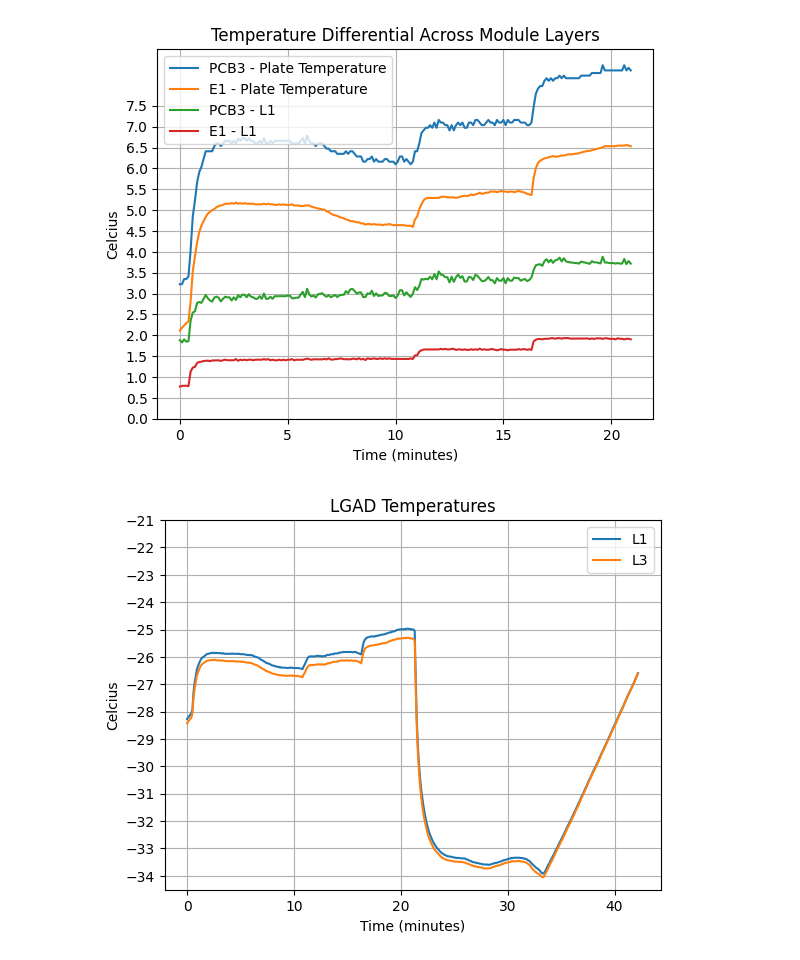
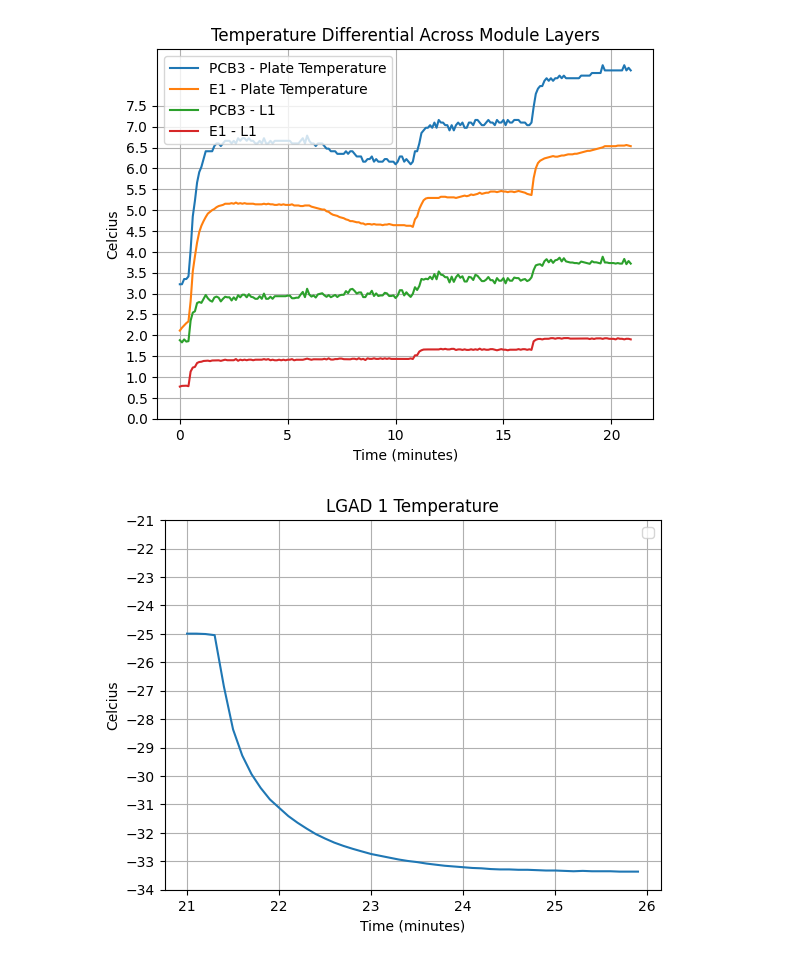
Before and after one commit to bu-etl/module_thermal_mockup, a Jupyter notebook: analysis/TM1_solder_plate.ipynb, the cells around one changed output. Cells and saved outputs as stored; diff of their text form; code cells hidden in the pictures.

```diff
--- a/analysis/TM1_solder_plate.ipynb
+++ b/analysis/TM1_solder_plate.ipynb
@@ -315,27 +315,32 @@ plt.grid()
 # %%
 with Session(engine) as session:
 
     # E1_data = get_sensor_data(session, 36, "TM1", "E1")
     # E2_data = get_sensor_data(session, 36, "TM1", "E2")
     # E3_data = get_sensor_data(session, 36, "TM1", "E3")
     # E4_data = get_sensor_data(session, 36, "TM1", "E4")
 
     L1_data = get_sensor_data(session, 36, "TM1", "L1")
     L3_data = get_sensor_data(session, 36, "TM1", "L3")
 
     # sensor_plot(E1_data, label="E1")
     # sensor_plot(E2_data, label="E2")
     # sensor_plot(E3_data, label="E3")
     # sensor_plot(E4_data, label="E4")
 
-    sensor_plot(L1_data, label="L1")
-    sensor_plot(L3_data, label="L3")
+    times = np.array(elapsed_time([t.timestamp for t in L1_data]))
+    celcius = np.array([d.celcius for d in L1_data])
 
-plt.title("LGAD Temperatures")
+    time_window = ((times > 21) & (times < 26))
+    plt.plot(times[time_window], celcius[time_window])
+    #sensor_plot(L1_data, label="L1")
+    #sensor_plot(L3_data, label="L3")
+
+plt.title("LGAD 1 Temperature")
 plt.yticks(range(-34,-20,1))
 plt.legend()
 plt.xlabel("Time (minutes)")
 plt.ylabel("Celcius")
 plt.grid()
 # %% [output]
-[figure, old version]
+[figure, new version]
```
Also changed, not shown: 1 other file.
